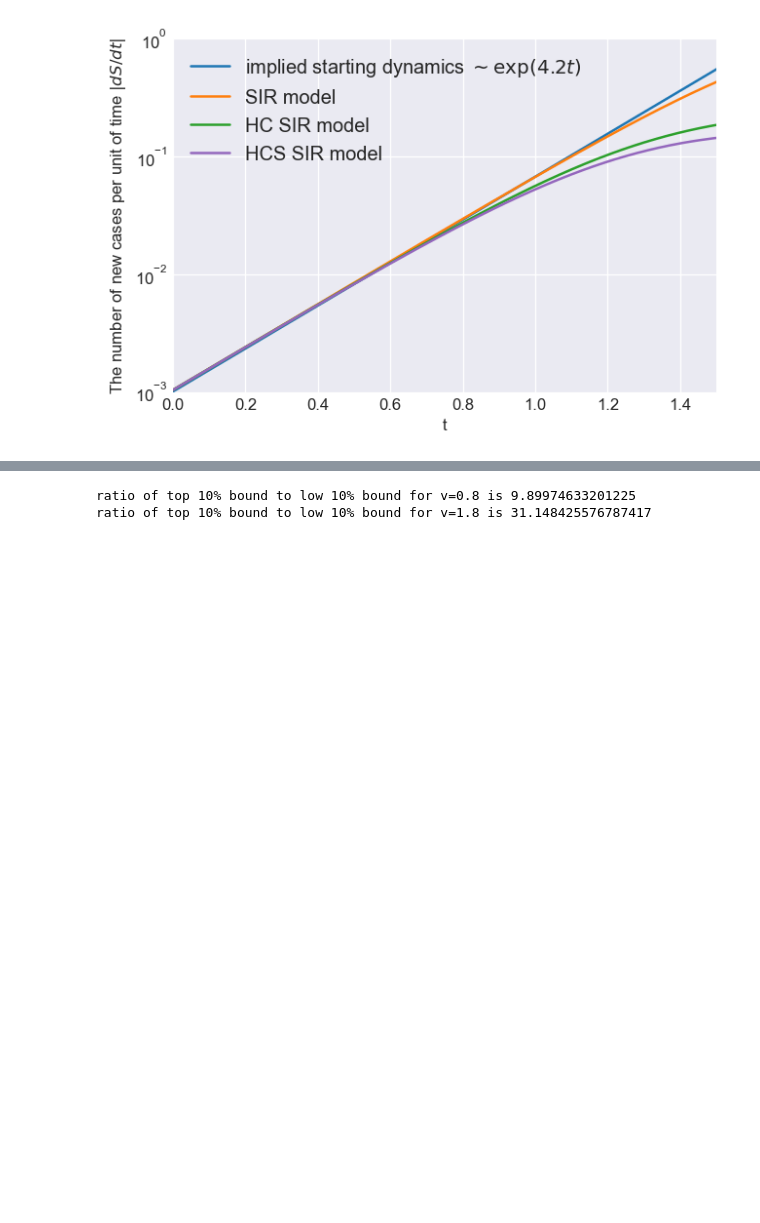
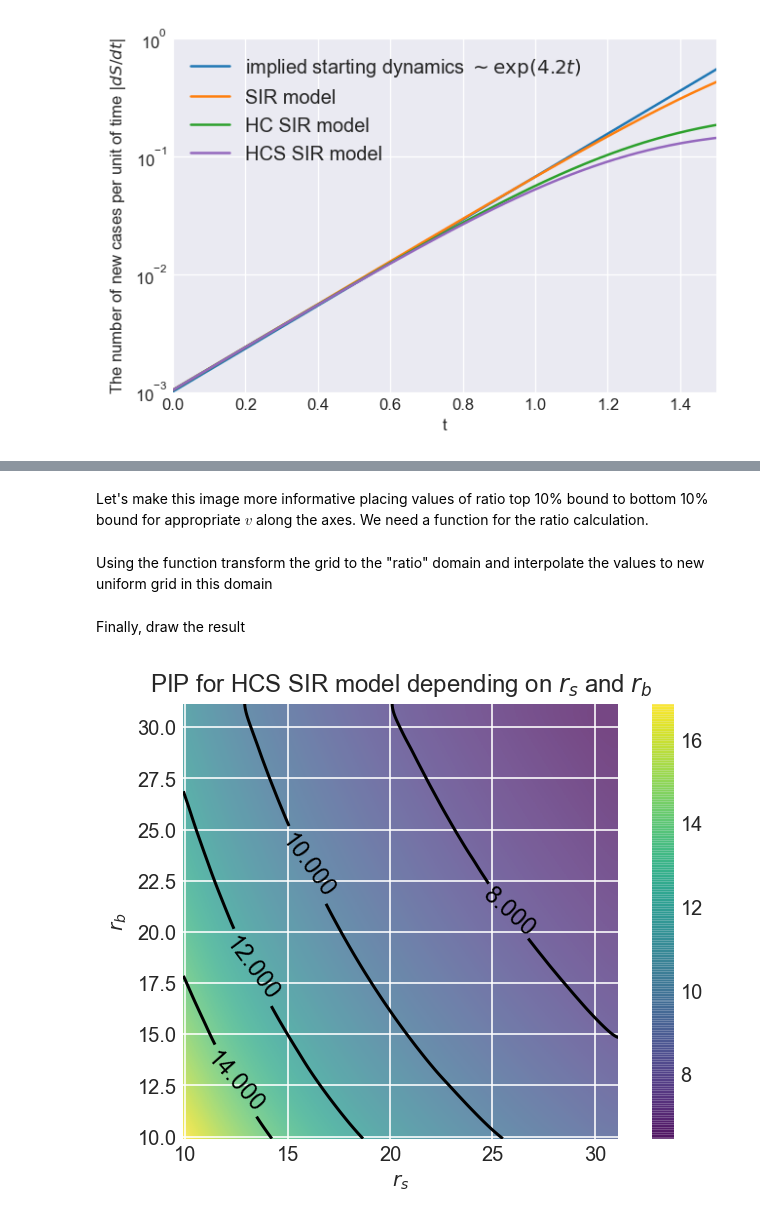
Before and after one commit to ivvaan/A-disease-spread-inhomogeneous-models, a Jupyter notebook: city_level_spread_dymamic/2_heterogeneity_in_spreading_the_disease.ipynb, the cells around one changed output, grey strips where cells are left out. Saved outputs shown, nothing was run; the diff lists cells and outputs as text; code cells hidden in the pictures; blank space fills up the shorter version.

```diff
--- a/city_level_spread_dymamic/2_heterogeneity_in_spreading_the_disease.ipynb
+++ b/city_level_spread_dymamic/2_heterogeneity_in_spreading_the_disease.ipynb
@@ -479,7 +468,37 @@ plt.show()
+# %% [markdown]
+Let's make this image more informative placing values of ratio top 10% bound to bottom 10% bound for appropriate $v$ along the axes. We need a function for the ratio calculation.
 # %%
 range0901=scst.norm.ppf(0.9)-scst.norm.ppf(0.1)
-for v in [0.8,1.8]:
-    print(f'ratio of top 10% bound to low 10% bound for v={v} is {np.exp(range0901*np.sqrt(v))}')
+def get_range(v):
+    σ=np.sqrt(v)
+    return np.exp(range0901*σ)
-# %% [output]
-ratio of top 10% bound to low 10% bound for v=0.8 is 9.89974633201225
-ratio of top 10% bound to low 10% bound for v=1.8 is 31.148425576787417
+# %% [markdown]
+Using the function transform the grid to the "ratio" domain and interpolate the values to new uniform grid in this domain
+# %%
+PIP_interpolator=scint.Rbf(get_range(Vs), get_range(Vb), PIP,smooth=5)
+
+r_min=get_range(v_min)
+r_max=get_range(v_max)
+NperAx=200
+r_axis_range=np.linspace(r_min,r_max,NperAx)
+Rs, Rb = np.meshgrid(r_axis_range, r_axis_range)
+rPIP=np.zeros((NperAx,NperAx))
+for i in range(NperAx):
+    for j in range(NperAx):
+        rPIP[i,j]=PIP_interpolator(Rs[i,j],Rb[i,j])
+# %% [markdown]
+Finally, draw the result
+# %%
+fig, ax = plt.subplots(dpi=144)
+contours = plt.contour(Rs, Rb, rPIP, [8.0,10.0,12.0,14.0], colors='black')
+plt.clabel(contours, inline=True, fontsize=12)
+ax.set_xlabel(f'$r_s$')
+ax.set_ylabel(f'$r_b$')
+
+plt.imshow(rPIP, extent=[r_min,r_max, r_min,r_max], origin='lower',
+           cmap='viridis', alpha=0.7)
+plt.colorbar();
+plt.title(f'PIP for HCS SIR model depending on $r_s$ and $r_b$')
+plt.show()
+# %% [output]
+[figure, added]
```
Also changed, not shown: parts of 6 cells of this notebook.
